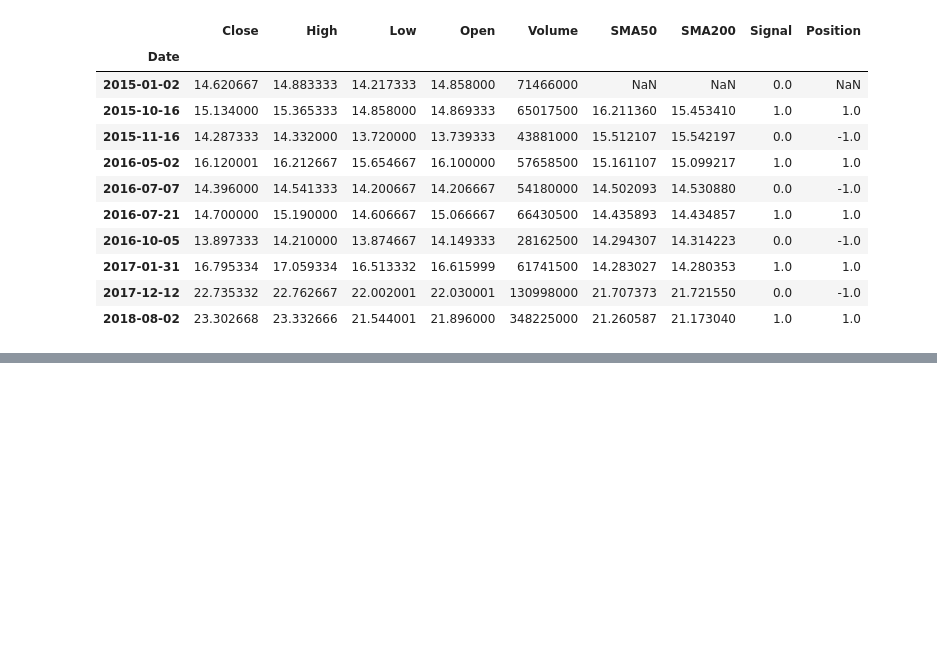
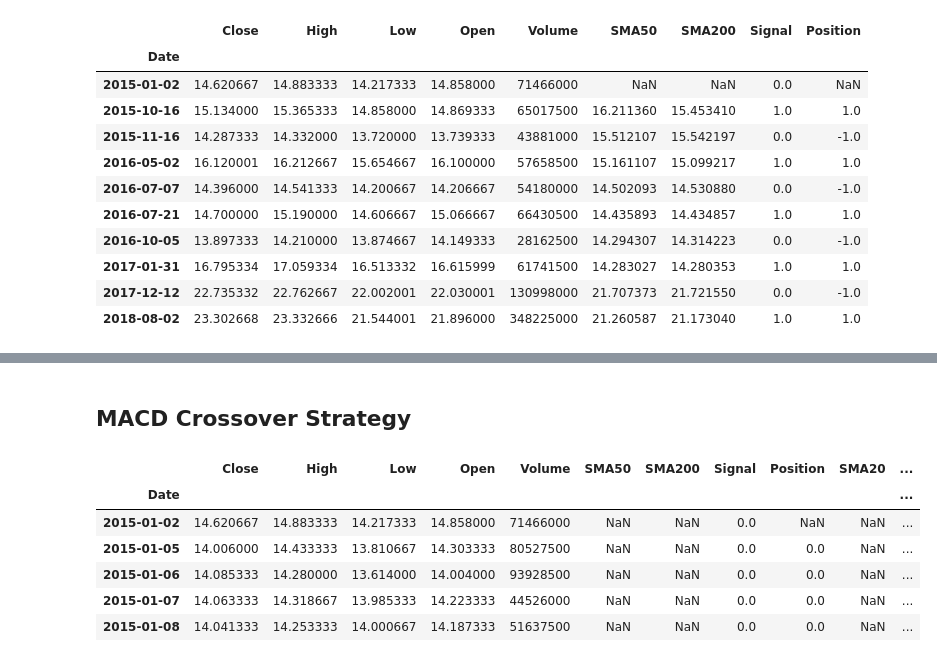
Before and after one commit to subhanu-dev/quant_finance, a Jupyter notebook: tsla_stock.ipynb, the cells around one changed output, grey strips where cells are left out. Saved outputs shown, nothing was run; the diff lists cells and outputs as text; code cells hidden in the pictures; blank space fills up the shorter version.

Commit message:
MACD

```diff
--- a/tsla_stock.ipynb
+++ b/tsla_stock.ipynb
@@ -222,0 +291,22 @@ df[df['Position'] != 0].head(10)
+# %% [markdown]
+## MACD Crossover Strategy
+# %%
+# Calculate the Short-term and Long-term EMAs
+ema_short = df['Close'].ewm(span=12, adjust=False).mean()
+ema_long = df['Close'].ewm(span=26, adjust=False).mean()
+
+# Calculate the MACD Line
+df['MACD'] = ema_short - ema_long
+
+# Calculate the Signal Line
+df['Signal_Line'] = df['MACD'].ewm(span=9, adjust=False).mean()
+# %%
+df.head()
+# %% [output]
+|  | Close | High | Low | Open | Volume | SMA50 | SMA200 | Signal | Position | SMA20 | ... |
+| Date |  |  |  |  |  |  |  |  |  |  | ... |
+| 2015-01-02 | 14.620667 | 14.883333 | 14.217333 | 14.858000 | 71466000 | NaN | NaN | 0.0 | NaN | NaN | ... |
+| 2015-01-05 | 14.006000 | 14.433333 | 13.810667 | 14.303333 | 80527500 | NaN | NaN | 0.0 | 0.0 | NaN | ... |
+| 2015-01-06 | 14.085333 | 14.280000 | 13.614000 | 14.004000 | 93928500 | NaN | NaN | 0.0 | 0.0 | NaN | ... |
+| 2015-01-07 | 14.063333 | 14.318667 | 13.985333 | 14.223333 | 44526000 | NaN | NaN | 0.0 | 0.0 | NaN | ... |
+| 2015-01-08 | 14.041333 | 14.253333 | 14.000667 | 14.187333 | 51637500 | NaN | NaN | 0.0 | 0.0 | NaN | ... |
```
Also changed, not shown: parts of 8 cells of this notebook, 2 other files.
